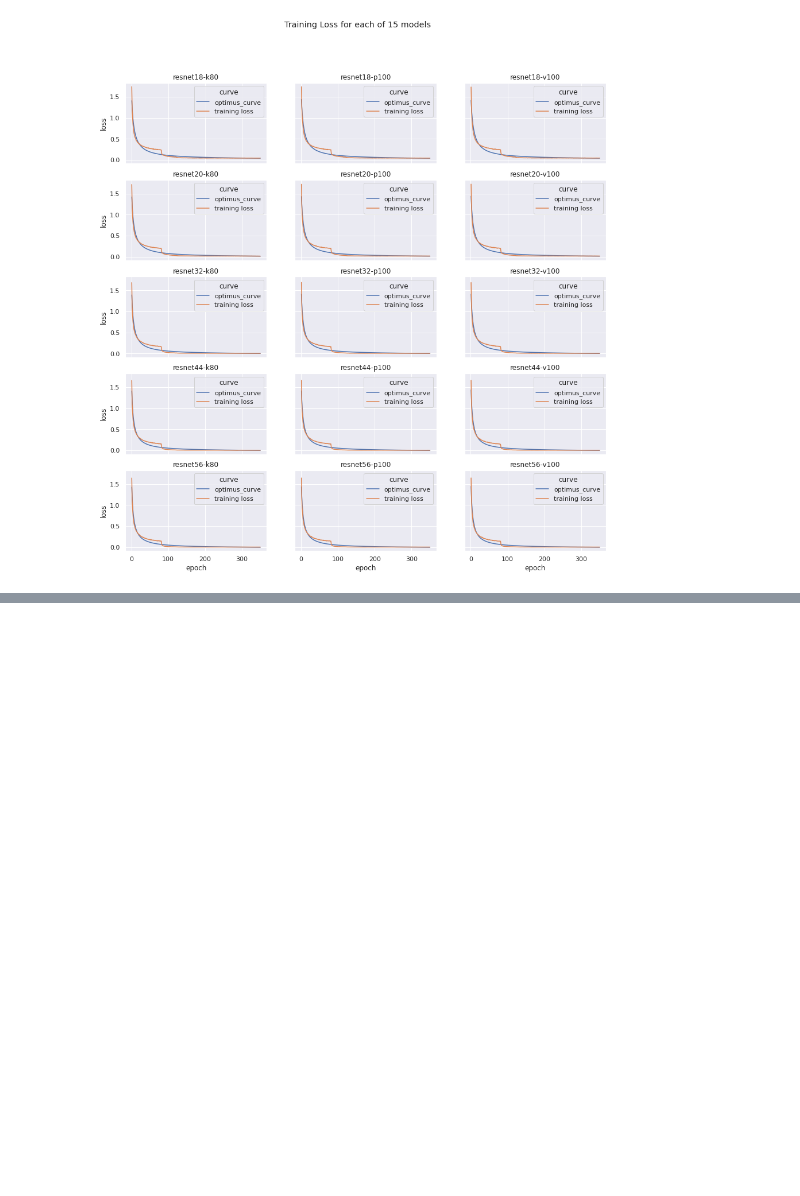
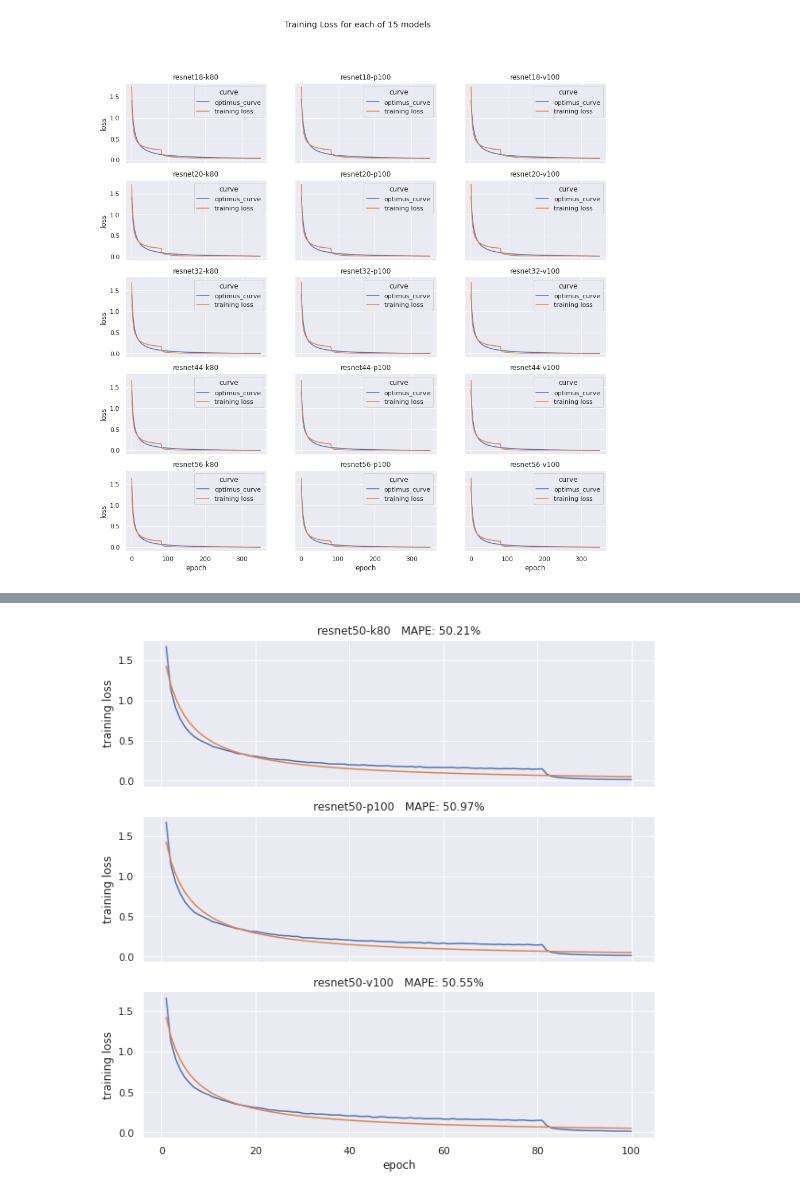
Before and after one commit to joearedmond/coms-dl-sys-optimus, a Jupyter notebook: 4-optimus.ipynb, the cells around one changed output, grey strips where cells are left out. Cells and saved outputs as stored; diff of their text form; code cells hidden in the pictures; blank space fills up the shorter version.

```diff
--- a/4-optimus.ipynb
+++ b/4-optimus.ipynb
@@ -148,0 +214,6 @@ plt.show()
+# %%
+model_df = pd.DataFrame(np.stack(model), columns = ['m0', 'm1', 'm2'], index = ['b0', 'b1', 'b2'])
+
+model_df.index.name = 'b'
+
+model_df
@@ -148,0 +226,25 @@ plt.show()
+# %%
+qlayer = 50
+
+b0_pred = reciprocal(qlayer, model_df.loc['b0', 'm0'], model_df.loc['b0', 'm1'], model_df.loc['b0', 'm2'])
+b1_pred = reciprocal(qlayer, model_df.loc['b1', 'm0'], model_df.loc['b1', 'm1'], model_df.loc['b1', 'm2'])
+b2_pred = reciprocal(qlayer, model_df.loc['b2', 'm0'], model_df.loc['b2', 'm1'], model_df.loc['b2', 'm2'])
+
+
+epochs = 100
+train_loss_pred = reciprocal(np.arange(1, epochs + 1), b0_pred, b1_pred, b2_pred)
+
+# plot
+fig, axes = plt.subplots(3, 1, figsize = (10, 10), sharex = True)
+
+for (model, results), ax in zip(sorted(test_history.items()), axes):
+
+    pct_error = sum(
+        abs(results['training loss'][:epochs] - train_loss_pred) / results['training loss'][:epochs]
+    ) / epochs * 100
+
+    sns.lineplot(ax = ax, data = results[:epochs], x = 'epoch', y = 'training loss')
+    sns.lineplot(ax = ax, x = np.arange(1, epochs + 1), y = train_loss_pred)
+    ax.title.set_text('%s   MAPE: %.2f%%' % (model, pct_error))
+# %% [output]
+[figure, added]
```
Also changed, not shown: parts of 8 cells of this notebook.
